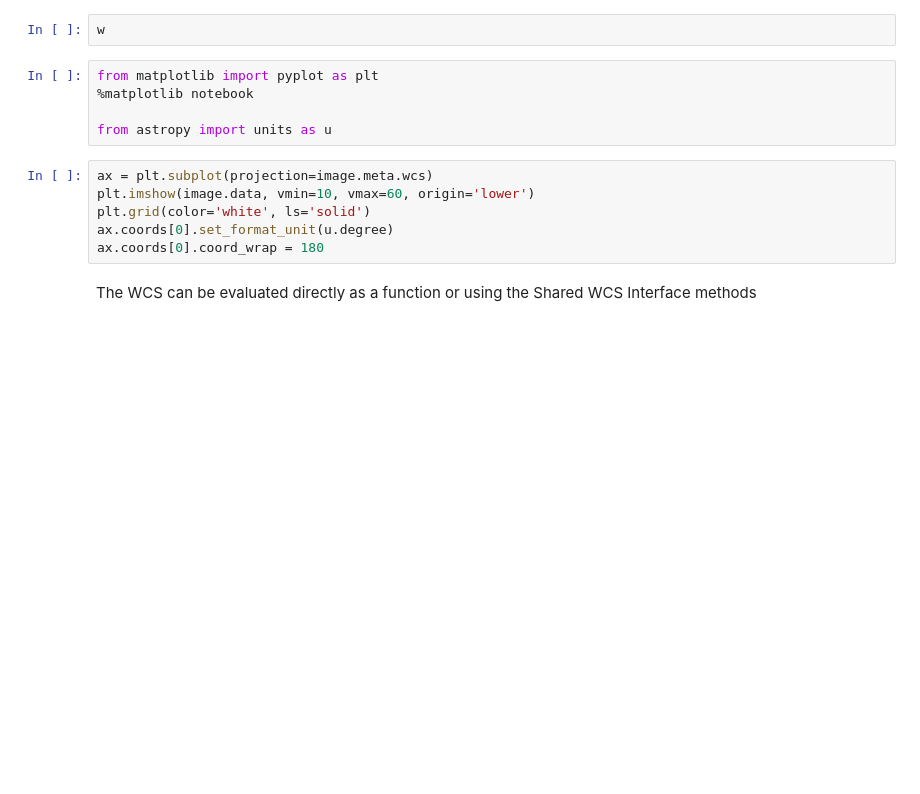
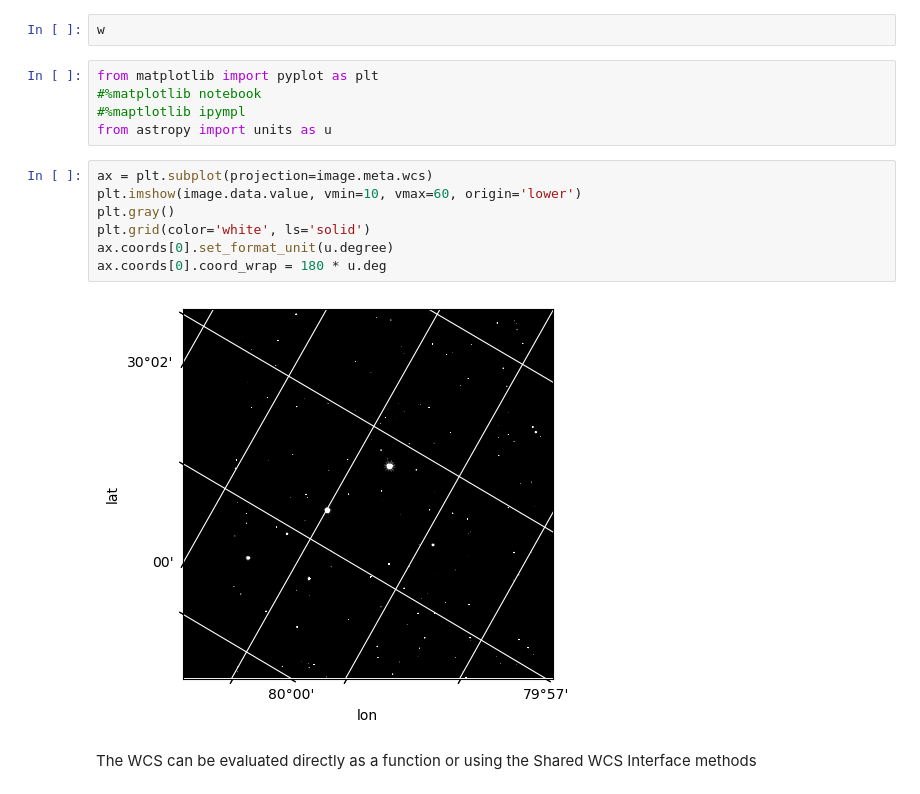
Before and after one commit to spacetelescope/roman-data-workshop, a Jupyter notebook: 06-Roman-WCS/Roman_Imaging_WCS.ipynb, the cells around one changed output. Drawn from its saved outputs; the diff is of its cells as text; blank space fills up the shorter version.

Commit message:
fix notebooks (#30)
* fix notebooks

* update environment

* update environment

```diff
--- a/06-Roman-WCS/Roman_Imaging_WCS.ipynb
+++ b/06-Roman-WCS/Roman_Imaging_WCS.ipynb
@@ -40,15 +73,18 @@ print(w)
 w
 # %%
 from matplotlib import pyplot as plt
-%matplotlib notebook
-
+#%matplotlib notebook
+#%maptlotlib ipympl
 from astropy import units as u
 # %%
 ax = plt.subplot(projection=image.meta.wcs)
-plt.imshow(image.data, vmin=10, vmax=60, origin='lower')
+plt.imshow(image.data.value, vmin=10, vmax=60, origin='lower')
+plt.gray()
 plt.grid(color='white', ls='solid')
 ax.coords[0].set_format_unit(u.degree)
-ax.coords[0].coord_wrap = 180
+ax.coords[0].coord_wrap = 180 * u.deg
+# %% [output]
+[figure, added]
 # %% [markdown]
 The WCS can be evaluated directly as a function or using the Shared WCS Interface methods
 # %%
```
Also changed, not shown: parts of 10 cells of this notebook, 3 other files.
